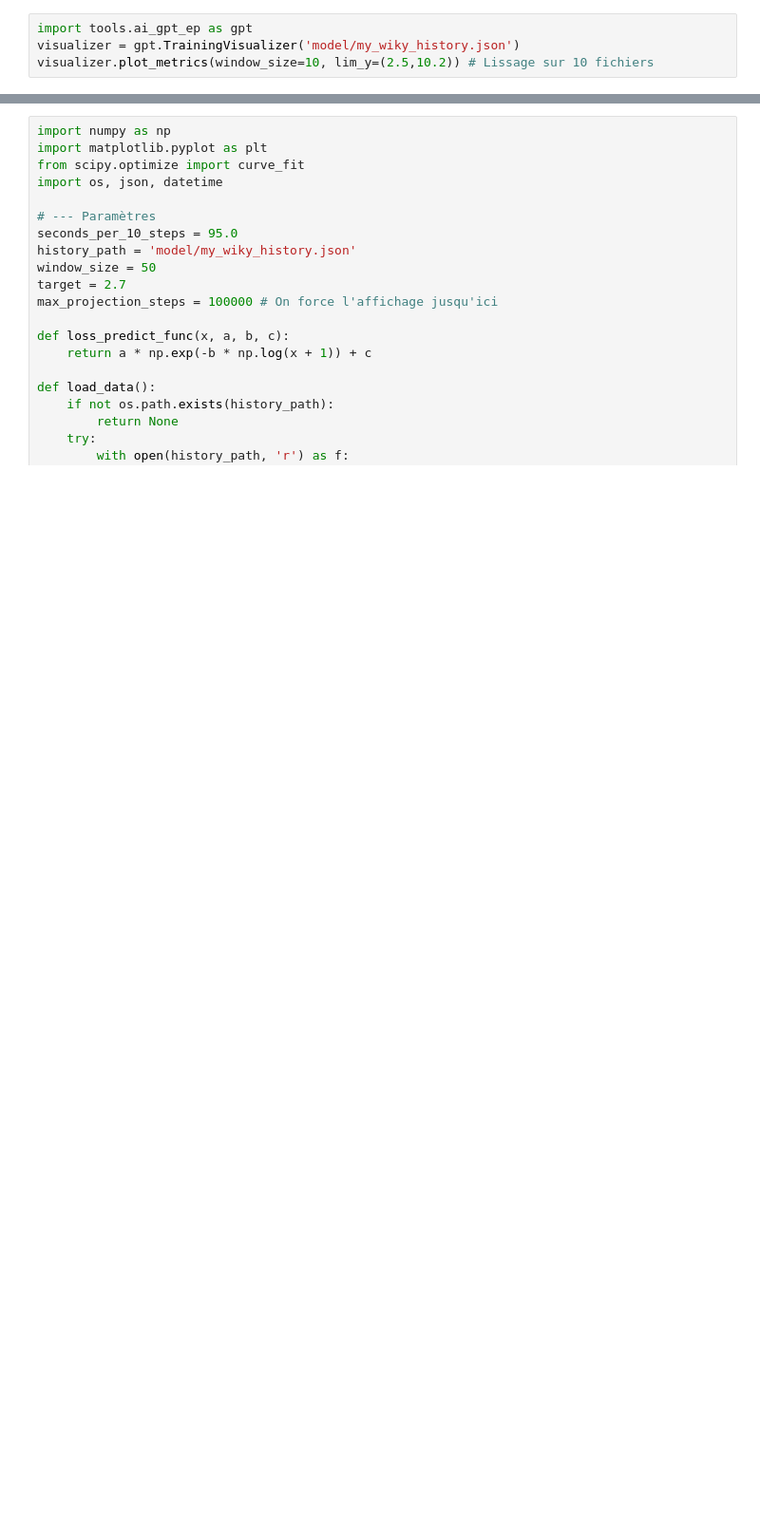
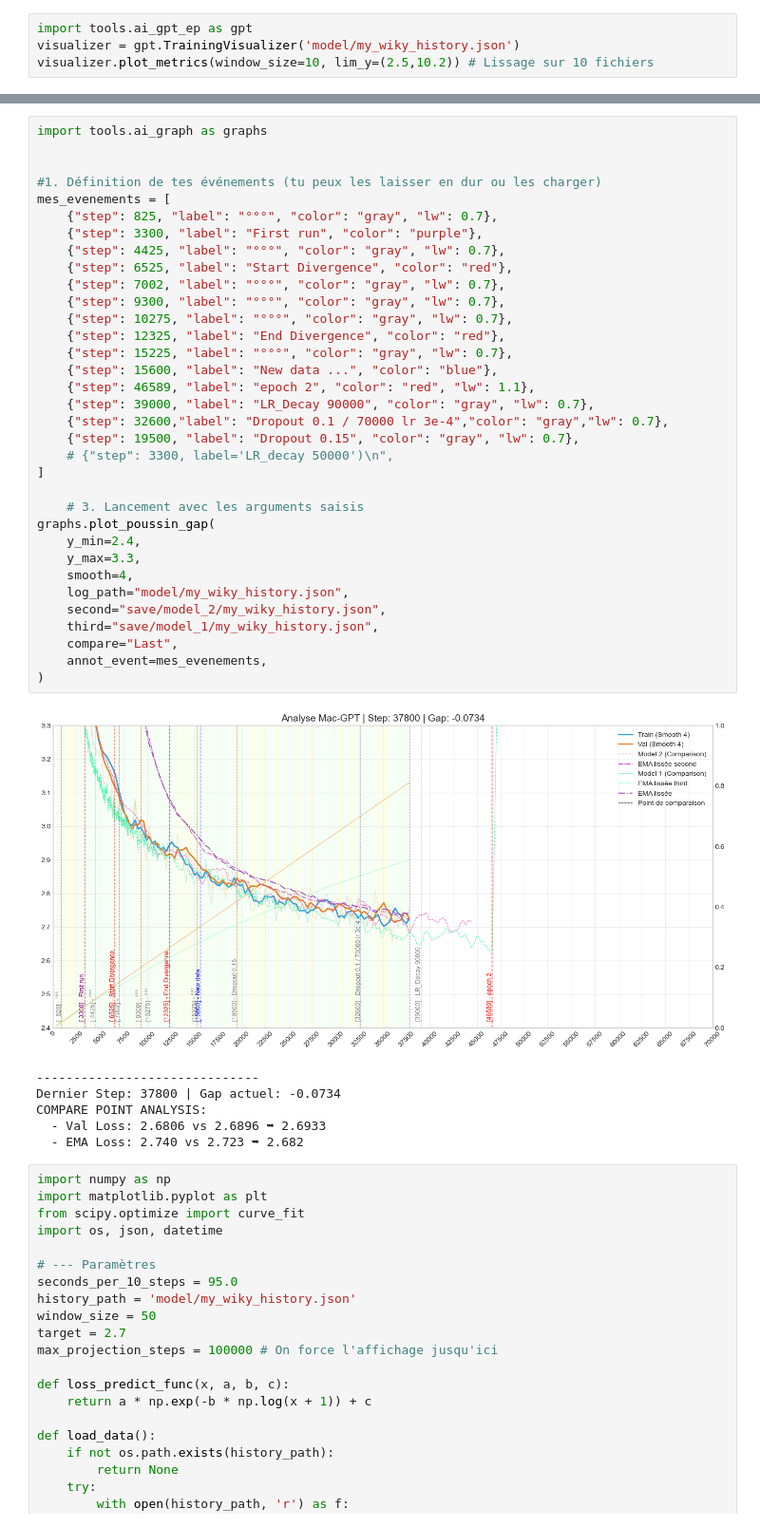
Before and after one commit to e-coucou/Machine-Learning, a Jupyter notebook: 4-DeepLearning/graph.ipynb, the cells around one changed output, grey strips where cells are left out. Shown at 95% size. Cells and saved outputs as stored; diff of their text form; blank space fills up the shorter version.

```diff
--- a/4-DeepLearning/graph.ipynb
+++ b/4-DeepLearning/graph.ipynb
@@ -5,3 +15,44 @@ visualizer.plot_metrics(window_size=10, lim_y=(2.5,10.2)) # Lissage sur 10 fichi
+# %%
+import tools.ai_graph as graphs
+
+
+#1. Définition de tes événements (tu peux les laisser en dur ou les charger)
+mes_evenements = [
+    {"step": 825, "label": "°°°", "color": "gray", "lw": 0.7},
+    {"step": 3300, "label": "First run", "color": "purple"},
+    {"step": 4425, "label": "°°°", "color": "gray", "lw": 0.7},
+    {"step": 6525, "label": "Start Divergence", "color": "red"},
+    {"step": 7002, "label": "°°°", "color": "gray", "lw": 0.7},
+    {"step": 9300, "label": "°°°", "color": "gray", "lw": 0.7},
+    {"step": 10275, "label": "°°°", "color": "gray", "lw": 0.7},
+    {"step": 12325, "label": "End Divergence", "color": "red"},
+    {"step": 15225, "label": "°°°", "color": "gray", "lw": 0.7},
+    {"step": 15600, "label": "New data ...", "color": "blue"},
+    {"step": 46589, "label": "epoch 2", "color": "red", "lw": 1.1},
+    {"step": 39000, "label": "LR_Decay 90000", "color": "gray", "lw": 0.7},
+    {"step": 32600,"label": "Dropout 0.1 / 70000 lr 3e-4","color": "gray","lw": 0.7},
+    {"step": 19500, "label": "Dropout 0.15", "color": "gray", "lw": 0.7},
+    # {"step": 3300, label='LR_decay 50000')\n",
+]
+
+    # 3. Lancement avec les arguments saisis
+graphs.plot_poussin_gap(
+    y_min=2.4,
+    y_max=3.3,
+    smooth=4,
+    log_path="model/my_wiky_history.json",
+    second="save/model_2/my_wiky_history.json",
+    third="save/model_1/my_wiky_history.json",
+    compare="Last",
+    annot_event=mes_evenements,
+)
+# %% [output]
+[figure, added]
+------------------------------
+Dernier Step: 37800 | Gap actuel: -0.0734
+COMPARE POINT ANALYSIS:
+  - Val Loss: 2.6806 vs 2.6896 ➥ 2.6933
+  - EMA Loss: 2.740 vs 2.723 ➥ 2.682
 # %%
 import numpy as np
 import matplotlib.pyplot as plt
```
Also changed, not shown: parts of 7 cells of this notebook, 8 other files.
